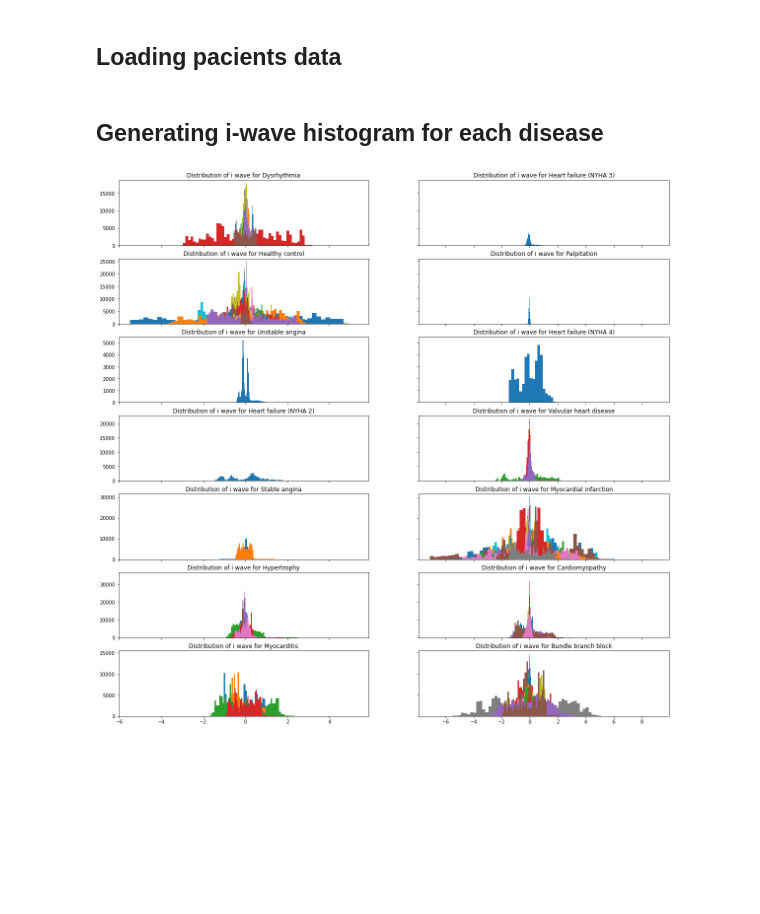
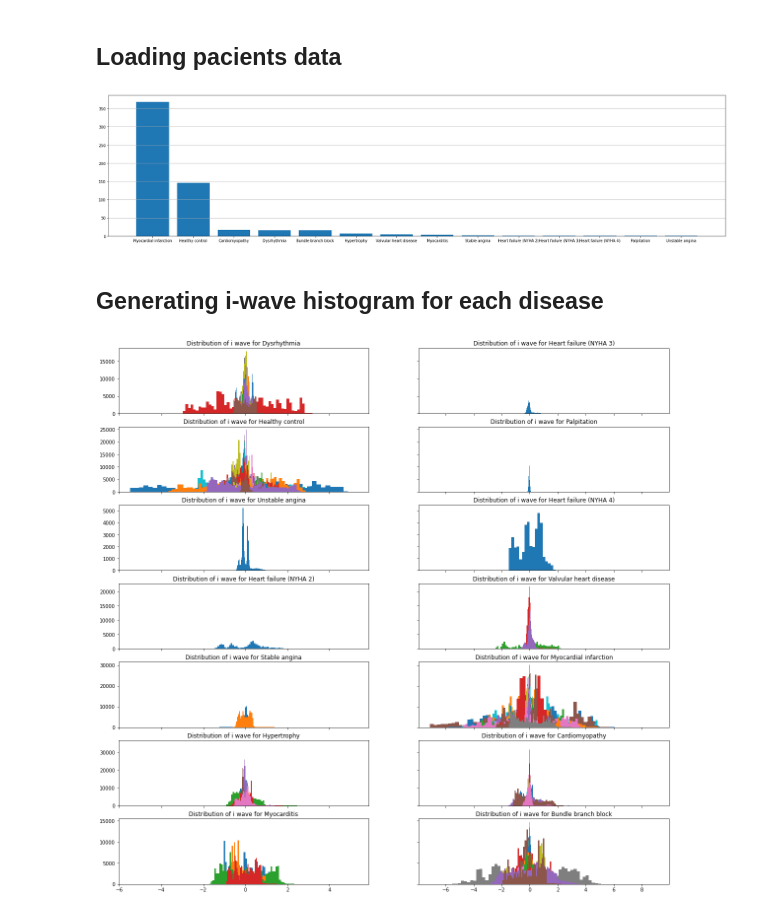
Before and after one commit to paulilioaica/cppsms, a Jupyter notebook: ECG Analysis.ipynb, the cells around one changed output. Drawn from its saved outputs; the diff is of its cells as text; code cells hidden in the pictures; blank space fills up the shorter version.

```diff
--- a/ECG Analysis.ipynb
+++ b/ECG Analysis.ipynb
@@ -31,6 +31,16 @@ for pacient in pacients_dir:
     except:
         pass
 unique_problems = list(set([pacient["diagnostic"] for pacient in pacients]))
+# %%
+from collections import Counter
+disease_freq = Counter([pacient["diagnostic"] for pacient in pacients]).most_common()
+fig1, ax1 = plt.subplots(figsize=(30,7))
+ax1.bar(height=[entry[1] for entry in disease_freq], x=[i for i in range(len(disease_freq))])
+ax1.set_xticks([i for i in range(len(disease_freq))])
+ax1.set_xticklabels([entry[0] for entry in disease_freq])
+ax1.yaxis.grid(True)
+# %% [output]
+[figure, added]
 # %% [markdown]
 ## Generating i-wave histogram for each disease
 # %%
```
Also changed, not shown: parts of 5 cells of this notebook.
